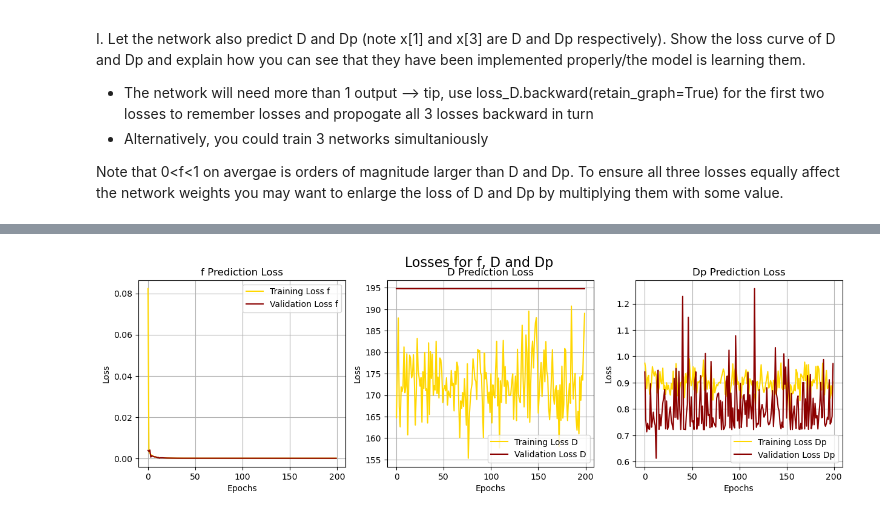
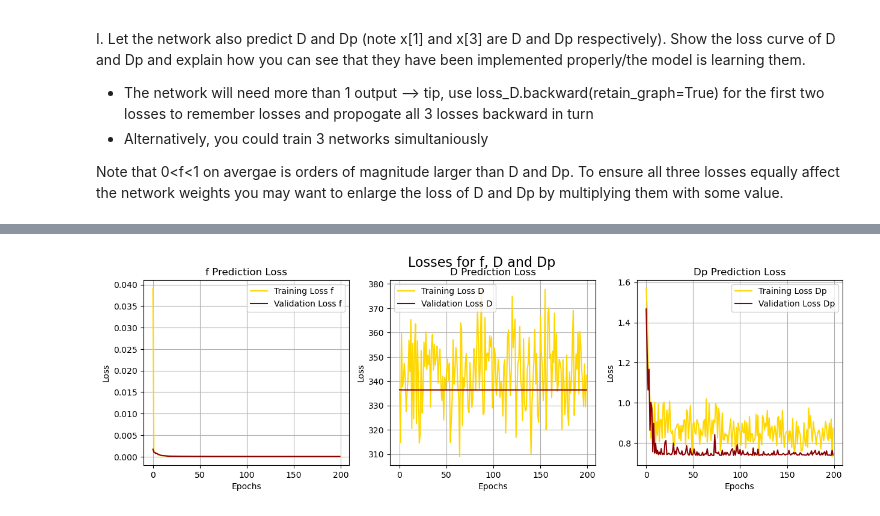
Before and after one commit to zoeazra/AI4MedicalImaging, a Jupyter notebook: Assignment 1/exercise_1.ipynb, the cells around one changed output, grey strips where cells are left out. Cells and saved outputs as stored; diff of their text form; code cells hidden in the pictures.

```diff
--- a/Assignment 1/exercise_1.ipynb
+++ b/Assignment 1/exercise_1.ipynb
@@ -158,6 +158,8 @@ def make_model(n_inputs=5,n_hidden=1,n_outputs=1, n_width=5, function="ReLU", cu
         model.add_module('layer_Sigmoid0', nn.Sigmoid())
     elif function == 'ELU':
         model.add_module('layer_ELU0', nn.ELU())
+    elif function == 'Tanh':
+        model.add_module('layer_Tanh0', nn.Tanh())
 
         # fill out the model with hidden layers.
     for i in range(1, n_hidden):
@@ -170,6 +172,8 @@ def make_model(n_inputs=5,n_hidden=1,n_outputs=1, n_width=5, function="ReLU", cu
             model.add_module('layer_Sigmoid'+str(i), nn.Sigmoid())
         elif function == 'ELU':
             model.add_module('layer_ELU'+str(i), nn.ELU())
+        elif function == 'Tanh':
+            model.add_module('layer_Tanh'+str(i), nn.Tanh())
     #and a final output layer
     model.add_module('last_layer',nn.Linear(n_width, n_outputs))
     #scale output
@@ -888,5 +894,5 @@ The analysis of different activation functions—ReLU, Sigmoid, and ELU—shows
 # %%
-activation_functions = ['ReLU', 'Sigmoid', 'ELU']
+activation_functions = ['ReLU', 'Sigmoid', 'ELU', 'Tanh']
 results = {}
 
 for function in activation_functions:
@@ -924,9 +930,6 @@ for function in activation_functions:
     axes[0].set_title("Training vs. Validation Loss")
     axes[0].legend()
 
-
-
-
     # Plot the results
     axes[1].plot(range(len(train_losses)), sys_train, color="magenta", label="sys train")
     axes[1].plot(range(len(val_losses)), sys_val, color="darkred", label="sys val")
@@ -967,7 +972,7 @@ Note that 0<f<1 on avergae is orders of magnitude larger than D and Dp. To ensur
 # %%
 
 #function that trains the model and logs the results, including the loss and the error metrics
-def train_val_network_mult(model, trainloader, inferloader, testloader, loss_module, device, optimizer, epochs=200, loss_scale=10):
+def train_val_network_mult(model, trainloader, inferloader, testloader, loss_module, device, optimizer, epochs=200, loss_scale=100):
 
     train_losses_f, train_losses_D, train_losses_Dp = [], [], []
     val_losses_f, val_losses_D, val_losses_Dp = [], [], []
@@ -1012,8 +1017,9 @@ def train_val_network_mult(model, trainloader, inferloader, testloader, loss_mod
             loss_Dp = loss_module(Dp_pred, Dp_true) * loss_scale
 
             loss_D.backward(retain_graph=True)
-            loss_Dp.backward(retain_graph=True)
-            loss_f.backward()
+            loss_f.backward(retain_graph=True)
+            loss_Dp.backward()
+
             optimizer.step()
 
             train_loss_f += loss_f.item()
@@ -1142,5 +1148,8 @@ def train_val_network_mult(model, trainloader, inferloader, testloader, loss_mod
             wandb.log({"loss/train": train_loss_f/trainloader.__len__(),"loss/val": val_loss_f/inferloader.__len__(),"error/random error":SD_train,"error/systematic error":sys_train,"data_plot epoch " + str(epoch): wandb.plot.scatter(table, "f_ref", "f_pred", title=f'epoch{epoch}')})
             wandb.log({"data_plot_val epoch " + str(epoch): wandb.plot.scatter(table_val, "f_ref_val", "f_pred_val", title=f'epoch{epoch}')})"""
 
-    return train_losses_f, val_losses_f, train_losses_D, val_losses_D, train_losses_Dp, val_losses_Dp
+    return (train_losses_f, val_losses_f, train_losses_D, val_losses_D, train_losses_Dp, val_losses_Dp,
+            val_sys_errors_f, val_SD_errors_f, val_sys_errors_D, val_SD_errors_D, val_sys_errors_Dp,
+            val_SD_errors_Dp, train_sys_errors_f, train_SD_errors_f, train_sys_errors_D, train_SD_errors_D, train_sys_errors_Dp, train_SD_errors_Dp,
+            model)
 # %%
@@ -1190,48 +1253,48 @@ def custom_loss(pred, true):
         true = true.unsqueeze(0)
 
     loss_f = loss_module(pred[:, 0], true[:, 0])  # f loss
-    loss_D = loss_module(pred[:, 1], true[:, 1]) * 100  # Scale D loss
+    loss_D = loss_module(pred[:, 1], true[:, 1]) * 10  # Scale D loss
     loss_Dp = loss_module(pred[:, 2], true[:, 2]) * 10  # Scale D* loss
 
     return loss_f + loss_D + loss_Dp
 
 # Assume we have data loaders, optimizer, etc.
-model, trainloader, inferloader, testloader, loss_module, device, opt = create_data_model('test', optimizer="SGD", learningrate=0.1, n_outputs=3, sims=10000, custom_output=1)
+model, trainloader, inferloader, testloader, loss_module, device, opt = create_data_model('test', optimizer="Adagrad", learningrate=0.01, n_outputs=3, sims=5000, custom_output=1, function_act="ELU", hidden_layers=5)
 
-train_losses_f, val_losses_f, train_losses_D, val_losses_D, train_losses_Dp, val_losses_Dp = train_val_network_mult(model, trainloader, inferloader, testloader, custom_loss, device, opt, epochs=200)
+train_losses_f, val_losses_f, train_losses_D, val_losses_D, train_losses_Dp, val_losses_Dp, val_sys_errors_f, val_SD_errors_f, val_sys_errors_D, val_SD_errors_D, val_sys_errors_Dp, val_SD_errors_Dp, train_sys_errors_f, train_SD_errors_f, train_sys_errors_D, train_SD_errors_D, train_sys_errors_Dp, train_SD_errors_Dp, trained_model = train_val_network_mult(model, trainloader, inferloader, testloader, custom_loss, device, opt, epochs=200)
 
 # Plotting the losses
 fig, axes = plt.subplots(1, 3, figsize=(15, 4))
 fig.suptitle("Losses for f, D and Dp", fontsize=16)
 
 axes[0].plot(range(len(train_losses_f)), train_losses_f, label="Training Loss f", color="gold")
 axes[0].plot(range(len(val_losses_f)), val_losses_f, label="Validation Loss f", color="darkred")
 axes[0].set_xlabel("Epochs")
 axes[0].set_ylabel("Loss")
 axes[0].legend()
 axes[0].grid(True)
 axes[0].set_title("f Prediction Loss")
 
 axes[1].plot(range(len(train_losses_D)), train_losses_D, label="Training Loss D", color="gold")
 axes[1].plot(range(len(val_losses_D)), val_losses_D, label="Validation Loss D", color="darkred")
 axes[1].set_xlabel("Epochs")
 axes[1].set_ylabel("Loss")
 axes[1].legend()
 axes[1].grid(True)
 axes[1].set_title("D Prediction Loss")
 
 axes[2].plot(range(len(train_losses_Dp)), train_losses_Dp, label="Training Loss Dp", color="gold")
 axes[2].plot(range(len(val_losses_Dp)), val_losses_Dp, label="Validation Loss Dp", color="darkred")
 axes[2].set_xlabel("Epochs")
 axes[2].set_ylabel("Loss")
 axes[2].legend()
 axes[2].grid(True)
 axes[2].set_title("Dp Prediction Loss")
 
 plt.show()
 # %% [output]
 [interactive output not drawn]
-[figure, old version]
+[figure, new version]
 # %% [markdown]
 # For scoring 7.5+
 So far, you have been working with simulated data (taken care of by Data_loader.py). For such data, we know the ground truth values. However, in vivo, we have no way of knowing the ground truth. How will our network perform? Note that for this exercise you may need ot play with hyperparameters and design choices to train.
```
Also changed, not shown: parts of 8 cells of this notebook.
